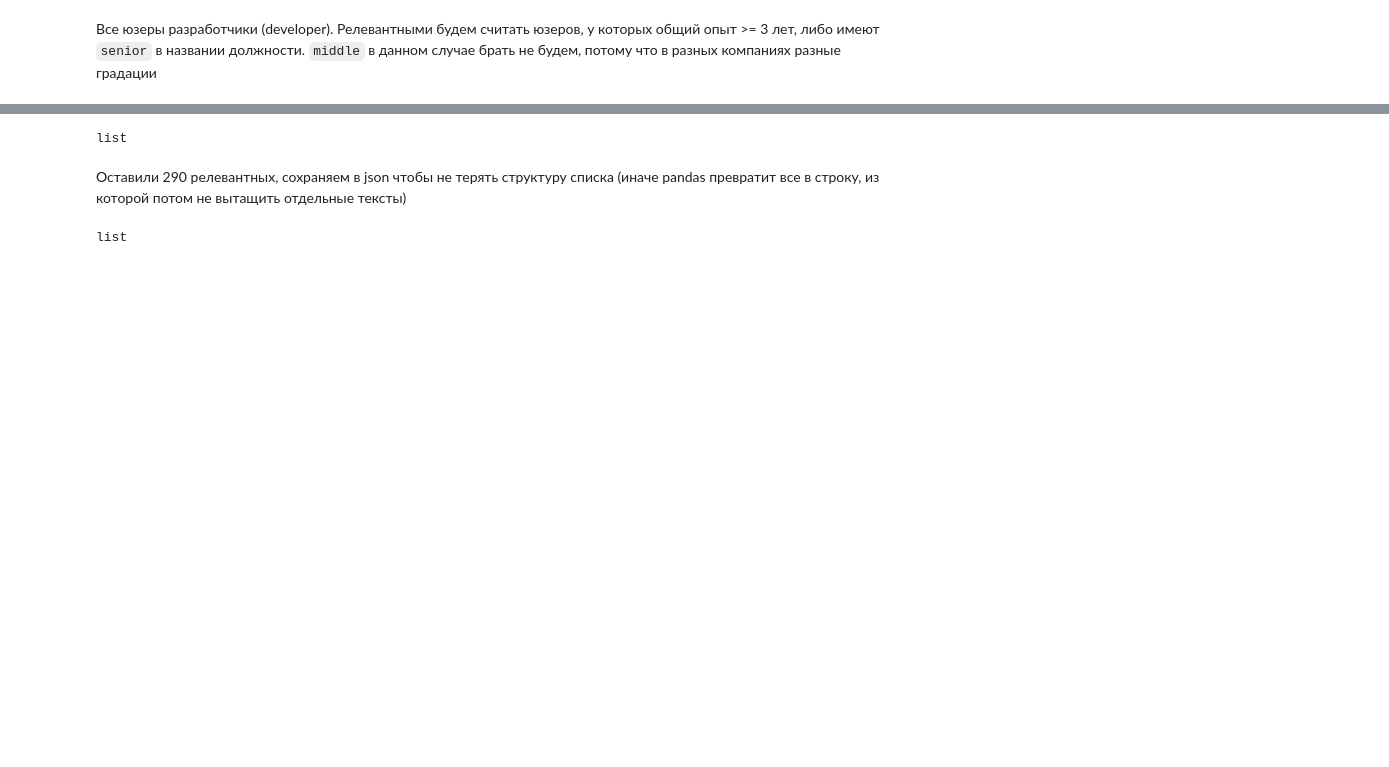
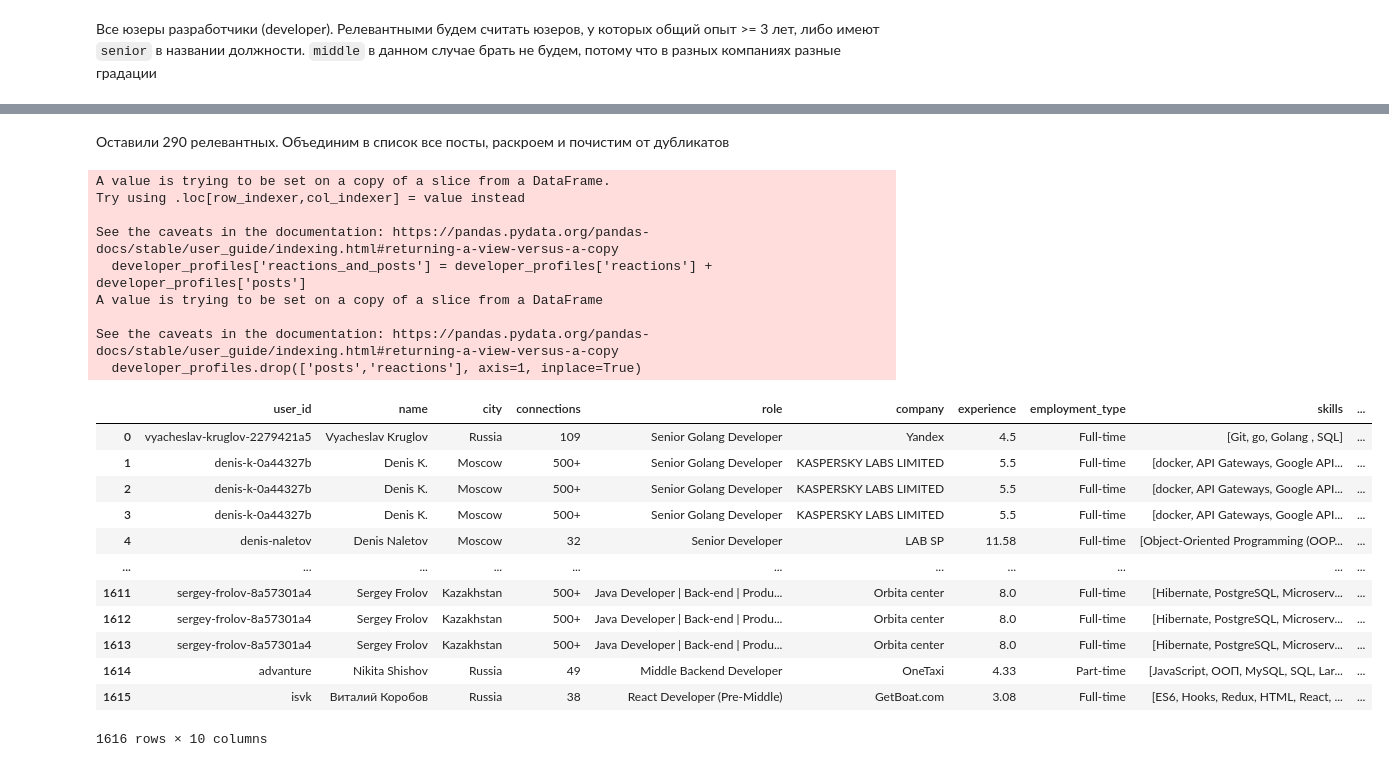
Before and after one commit to Can-t-login-to-Linkedin/YP, a Jupyter notebook: profiles_primary_preprocessing.ipynb, the cells around one changed output, grey strips where cells are left out. Drawn from its saved outputs; the diff is of its cells as text; code cells hidden in the pictures; blank space fills up the shorter version.

```diff
--- a/profiles_primary_preprocessing.ipynb
+++ b/profiles_primary_preprocessing.ipynb
@@ -74,0 +22,3 @@ developer_posts
+# %%
+developer_reactions = pd.read_json('datasets/total_reactions.json', orient='index')
+developer_reactions
@@ -74,0 +39,3 @@ developer_posts
+# %%
+developer_posts = pd.read_json('datasets/total_user_posts.json', orient='index')
+developer_posts
@@ -77,5 +58,7 @@ developer_posts
 # %%
 developer_profiles['reactions'] = developer_reactions.apply(list, axis=1)
 developer_profiles['posts'] = developer_posts.apply(list, axis=1)
+developer_profiles.reset_index(inplace=True)
+developer_profiles.rename(columns={'index': 'user_id'}, inplace=True)
 developer_profiles
 # %% [output]
@@ -95,7 +78,7 @@ developer_profiles
 # %% [markdown]
 Удаляем задублировавшихся пользователей
 # %%
-developer_profiles = developer_profiles[~developer_profiles.index.duplicated()]
+developer_profiles = developer_profiles[~developer_profiles.user_id.duplicated()]
 # %% [markdown]
 2 дубликата по id убрали.
 
@@ -146,7 +125,34 @@ developer_profiles.shape
-# %%
-type(developer_profiles['reactions'].iloc[0])
-# %% [output]
-list
-# %% [markdown]
-Оставили 290 релевантных, сохраняем в json чтобы не терять структуру списка (иначе pandas превратит все в строку, из которой потом не вытащить отдельные тексты)
+# %% [markdown]
+Оставили 290 релевантных. Объединим в список все посты, раскроем и почистим от дубликатов
+# %%
+developer_profiles['reactions_and_posts'] = developer_profiles['reactions'] + developer_profiles['posts']
+developer_profiles.drop(['posts','reactions'], axis=1, inplace=True)
+developer_profiles = developer_profiles.explode('reactions_and_posts')
+developer_profiles.drop_duplicates('reactions_and_posts', inplace=True)
+developer_profiles.dropna(subset='reactions_and_posts', inplace=True)
+developer_profiles.reset_index(drop=True, inplace=True)
+developer_profiles
+# %% [output]
+A value is trying to be set on a copy of a slice from a DataFrame.
+Try using .loc[row_indexer,col_indexer] = value instead
+
+See the caveats in the documentation: https://pandas.pydata.org/pandas-docs/stable/user_guide/indexing.html#returning-a-view-versus-a-copy
+  developer_profiles['reactions_and_posts'] = developer_profiles['reactions'] + developer_profiles['posts']
+A value is trying to be set on a copy of a slice from a DataFrame
+
+See the caveats in the documentation: https://pandas.pydata.org/pandas-docs/stable/user_guide/indexing.html#returning-a-view-versus-a-copy
+  developer_profiles.drop(['posts','reactions'], axis=1, inplace=True)
+|  | user_id | name | city | connections | role | company | experience | employment_type | skills | ... |
+| 0 | vyacheslav-kruglov-2279421a5 | Vyacheslav Kruglov | Russia | 109 | Senior Golang Developer | Yandex | 4.5 | Full-time | [Git, go, Golang , SQL] | ... |
+| 1 | denis-k-0a44327b | Denis K. | Moscow | 500+ | Senior Golang Developer | KASPERSKY LABS LIMITED | 5.5 | Full-time | [docker, API Gateways, Google API... | ... |
+| 2 | denis-k-0a44327b | Denis K. | Moscow | 500+ | Senior Golang Developer | KASPERSKY LABS LIMITED | 5.5 | Full-time | [docker, API Gateways, Google API... | ... |
+| 3 | denis-k-0a44327b | Denis K. | Moscow | 500+ | Senior Golang Developer | KASPERSKY LABS LIMITED | 5.5 | Full-time | [docker, API Gateways, Google API... | ... |
+| 4 | denis-naletov | Denis Naletov | Moscow | 32 | Senior Developer | LAB SP | 11.58 | Full-time | [Object-Oriented Programming (OOP... | ... |
+| ... | ... | ... | ... | ... | ... | ... | ... | ... | ... | ... |
+| 1611 | sergey-frolov-8a57301a4 | Sergey Frolov | Kazakhstan | 500+ | Java Developer | Back-end | Produ... | Orbita center | 8.0 | Full-time | [Hibernate, PostgreSQL, Microserv... | ... |
+| 1612 | sergey-frolov-8a57301a4 | Sergey Frolov | Kazakhstan | 500+ | Java Developer | Back-end | Produ... | Orbita center | 8.0 | Full-time | [Hibernate, PostgreSQL, Microserv... | ... |
+| 1613 | sergey-frolov-8a57301a4 | Sergey Frolov | Kazakhstan | 500+ | Java Developer | Back-end | Produ... | Orbita center | 8.0 | Full-time | [Hibernate, PostgreSQL, Microserv... | ... |
+| 1614 | advanture | Nikita Shishov | Russia | 49 | Middle Backend Developer | OneTaxi | 4.33 | Part-time | [JavaScript, ООП, MySQL, SQL, Lar... | ... |
+| 1615 | isvk | Виталий Коробов | Russia | 38 | React Developer (Pre-Middle) | GetBoat.com | 3.08 | Full-time | [ES6, Hooks, Redux, HTML, React, ... | ... |
+1616 rows × 10 columns
 # %%
@@ -154,4 +159,0 @@ developer_profiles.to_json('datasets/developer_profiles.json', index=True)
-# %%
-type(pd.read_json('datasets/developer_profiles.json')['reactions'].iloc[0])
-# %% [output]
-list
```
Also changed, not shown: parts of 17 cells of this notebook, 7 other files.
